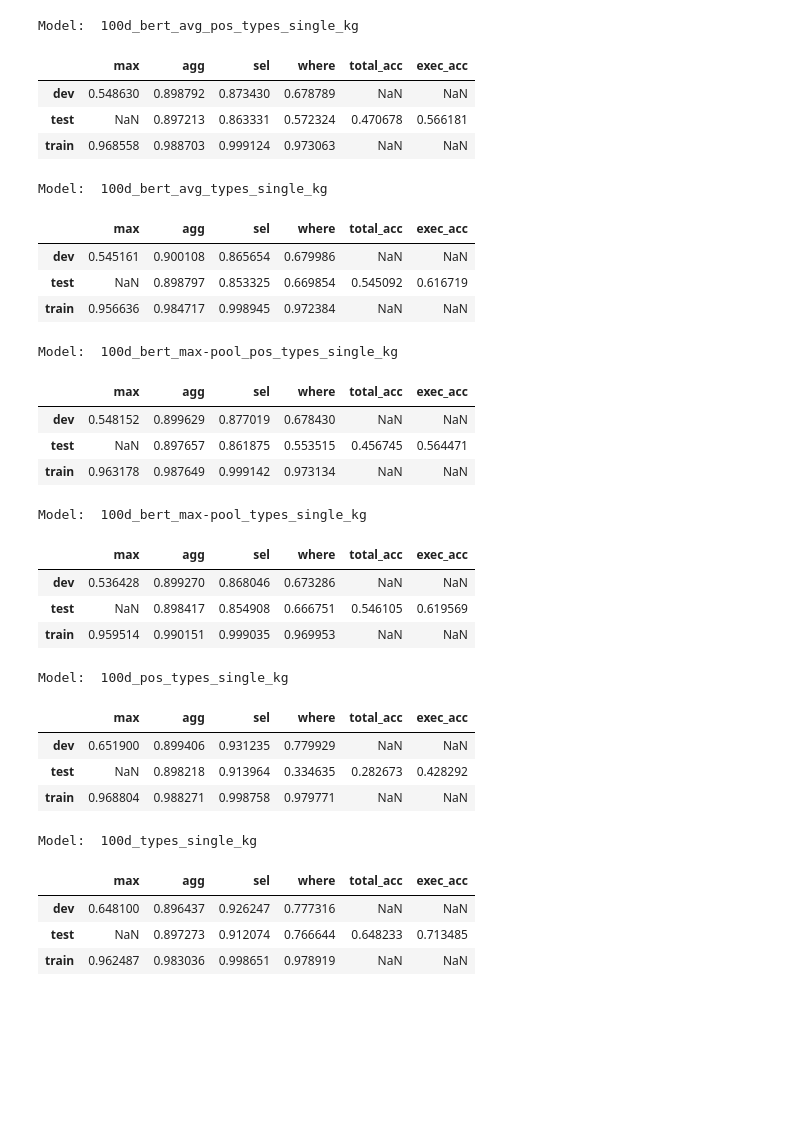
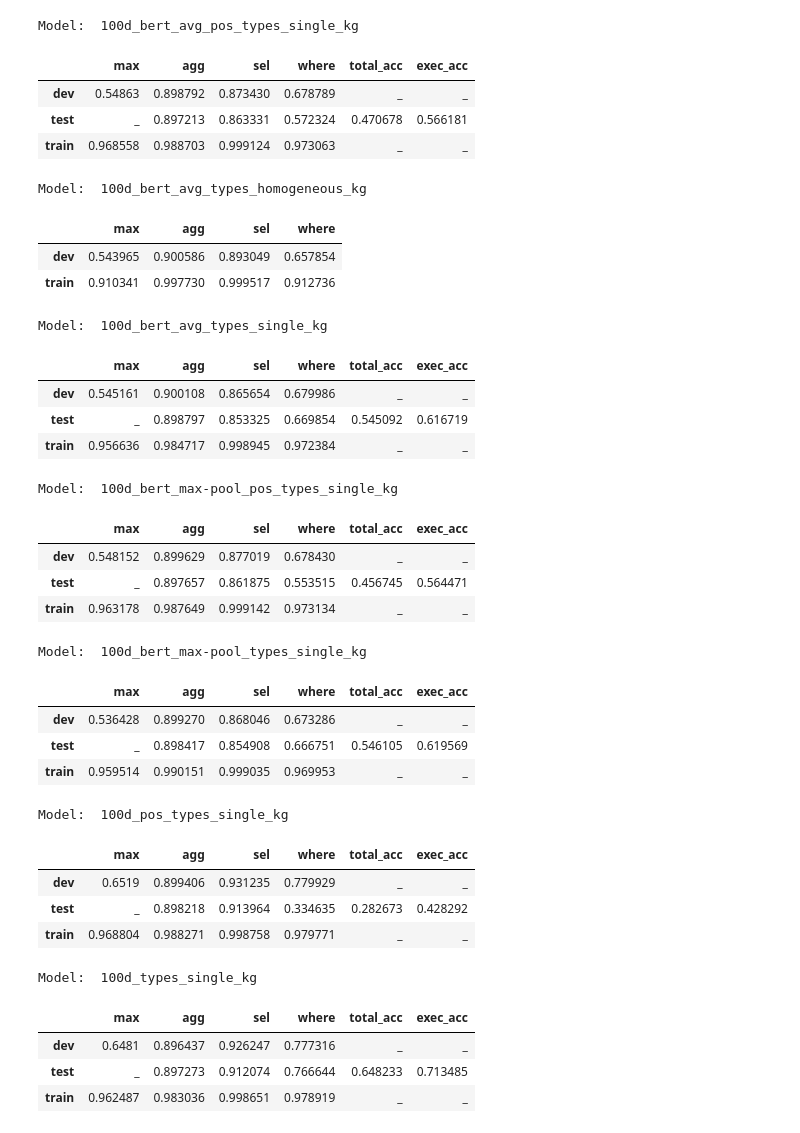
Before and after one commit to LukasMut/TypeSQL-plus-BERT, a Jupyter notebook: results.ipynb, the cells around one changed output. Cells and saved outputs as stored; diff of their text form; code cells hidden in the pictures; blank space fills up the shorter version.

```diff
--- a/results.ipynb
+++ b/results.ipynb
@@ -14,19 +14,26 @@ def get_results(train=True):
         if train:
             with open('./results/'+ filename,'r') as f: yield filename, json.load(f)
         else:
-            with open('./results_test/'+ filename,'r') as f: yield filename, json.load(f)
+            try:
+                with open('./results_test/'+ filename,'r') as f: yield filename, json.load(f)
+            except:
+                pass
 # %%
-def mk_dataframe(results_train, results_test):
-    assert results_train[0]==results_test[0]
-    filename, results_train = results_train
-    _, results_test = results_test
-    #del results_test['dev']['total_acc']
-    #del results_test['test']['total_acc']
-    #del results_test['dev']['exec_acc']
-    #del results_test['test']['exec_acc']
-    results_test.update(results_train)
-    print("Model: ", filename.strip('.json'))
-    return pd.DataFrame.from_dict(results_test, orient='index')
+def mk_dataframe(results_train, results_test=None):
+    filename_train, results_train = results_train
+    if results_test != None:
+        filename_test, results_test = results_test
+        assert filename_train==filename_test, 'filenames should be the same'
+        #del results_test['dev']['total_acc']
+        #del results_test['test']['total_acc']
+        #del results_test['dev']['exec_acc']
+        #del results_test['test']['exec_acc']
+        results_test.update(results_train)
+        print("Model: ", filename_test.strip('.json'))
+        return pd.DataFrame.from_dict(results_test, orient='index').fillna('_')
+    else:
+        print("Model: ", filename_train.strip('.json'))
+        return pd.DataFrame.from_dict(results_train, orient='index')
 # %%
 def show_plots(metric, idx):
     folder = 'losses/' if metric == 'loss' else 'accs/'
@@ -45,49 +52,56 @@ mk_dataframe(next(iter(results_train)), next(iter(results_test)))
 # %% [output]
 Model:  100d_bert_avg_pos_types_single_kg
 |  | max | agg | sel | where | total_acc | exec_acc |
-| dev | 0.548630 | 0.898792 | 0.873430 | 0.678789 | NaN | NaN |
-| test | NaN | 0.897213 | 0.863331 | 0.572324 | 0.470678 | 0.566181 |
-| train | 0.968558 | 0.988703 | 0.999124 | 0.973063 | NaN | NaN |
+| dev | 0.54863 | 0.898792 | 0.873430 | 0.678789 | _ | _ |
+| test | _ | 0.897213 | 0.863331 | 0.572324 | 0.470678 | 0.566181 |
+| train | 0.968558 | 0.988703 | 0.999124 | 0.973063 | _ | _ |
+# %%
+mk_dataframe(next(iter(results_train)))
+# %% [output]
+Model:  100d_bert_avg_types_homogeneous_kg
+|  | max | agg | sel | where |
+| dev | 0.543965 | 0.900586 | 0.893049 | 0.657854 |
+| train | 0.910341 | 0.997730 | 0.999517 | 0.912736 |
 # %%
 mk_dataframe(next(iter(results_train)), next(iter(results_test)))
 # %% [output]
 Model:  100d_bert_avg_types_single_kg
 |  | max | agg | sel | where | total_acc | exec_acc |
-| dev | 0.545161 | 0.900108 | 0.865654 | 0.679986 | NaN | NaN |
-| test | NaN | 0.898797 | 0.853325 | 0.669854 | 0.545092 | 0.616719 |
-| train | 0.956636 | 0.984717 | 0.998945 | 0.972384 | NaN | NaN |
+| dev | 0.545161 | 0.900108 | 0.865654 | 0.679986 | _ | _ |
+| test | _ | 0.898797 | 0.853325 | 0.669854 | 0.545092 | 0.616719 |
+| train | 0.956636 | 0.984717 | 0.998945 | 0.972384 | _ | _ |
 # %%
 mk_dataframe(next(iter(results_train)), next(iter(results_test)))
 # %% [output]
 Model:  100d_bert_max-pool_pos_types_single_kg
 |  | max | agg | sel | where | total_acc | exec_acc |
-| dev | 0.548152 | 0.899629 | 0.877019 | 0.678430 | NaN | NaN |
-| test | NaN | 0.897657 | 0.861875 | 0.553515 | 0.456745 | 0.564471 |
-| train | 0.963178 | 0.987649 | 0.999142 | 0.973134 | NaN | NaN |
+| dev | 0.548152 | 0.899629 | 0.877019 | 0.678430 | _ | _ |
+| test | _ | 0.897657 | 0.861875 | 0.553515 | 0.456745 | 0.564471 |
+| train | 0.963178 | 0.987649 | 0.999142 | 0.973134 | _ | _ |
 # %%
 mk_dataframe(next(iter(results_train)), next(iter(results_test)))
 # %% [output]
 Model:  100d_bert_max-pool_types_single_kg
 |  | max | agg | sel | where | total_acc | exec_acc |
-| dev | 0.536428 | 0.899270 | 0.868046 | 0.673286 | NaN | NaN |
-| test | NaN | 0.898417 | 0.854908 | 0.666751 | 0.546105 | 0.619569 |
-| train | 0.959514 | 0.990151 | 0.999035 | 0.969953 | NaN | NaN |
+| dev | 0.536428 | 0.899270 | 0.868046 | 0.673286 | _ | _ |
+| test | _ | 0.898417 | 0.854908 | 0.666751 | 0.546105 | 0.619569 |
+| train | 0.959514 | 0.990151 | 0.999035 | 0.969953 | _ | _ |
 # %%
 mk_dataframe(next(iter(results_train)), next(iter(results_test)))
 # %% [output]
 Model:  100d_pos_types_single_kg
 |  | max | agg | sel | where | total_acc | exec_acc |
-| dev | 0.651900 | 0.899406 | 0.931235 | 0.779929 | NaN | NaN |
-| test | NaN | 0.898218 | 0.913964 | 0.334635 | 0.282673 | 0.428292 |
-| train | 0.968804 | 0.988271 | 0.998758 | 0.979771 | NaN | NaN |
+| dev | 0.6519 | 0.899406 | 0.931235 | 0.779929 | _ | _ |
+| test | _ | 0.898218 | 0.913964 | 0.334635 | 0.282673 | 0.428292 |
+| train | 0.968804 | 0.988271 | 0.998758 | 0.979771 | _ | _ |
 # %%
 mk_dataframe(next(iter(results_train)), next(iter(results_test)))
 # %% [output]
 Model:  100d_types_single_kg
 |  | max | agg | sel | where | total_acc | exec_acc |
-| dev | 0.648100 | 0.896437 | 0.926247 | 0.777316 | NaN | NaN |
-| test | NaN | 0.897273 | 0.912074 | 0.766644 | 0.648233 | 0.713485 |
-| train | 0.962487 | 0.983036 | 0.998651 | 0.978919 | NaN | NaN |
+| dev | 0.6481 | 0.896437 | 0.926247 | 0.777316 | _ | _ |
+| test | _ | 0.897273 | 0.912074 | 0.766644 | 0.648233 | 0.713485 |
+| train | 0.962487 | 0.983036 | 0.998651 | 0.978919 | _ | _ |
 # %%
 for i in range(len(filenames)):
     show_plots('acc', i)
```
Also changed, not shown: parts of 1 cell of this notebook.
